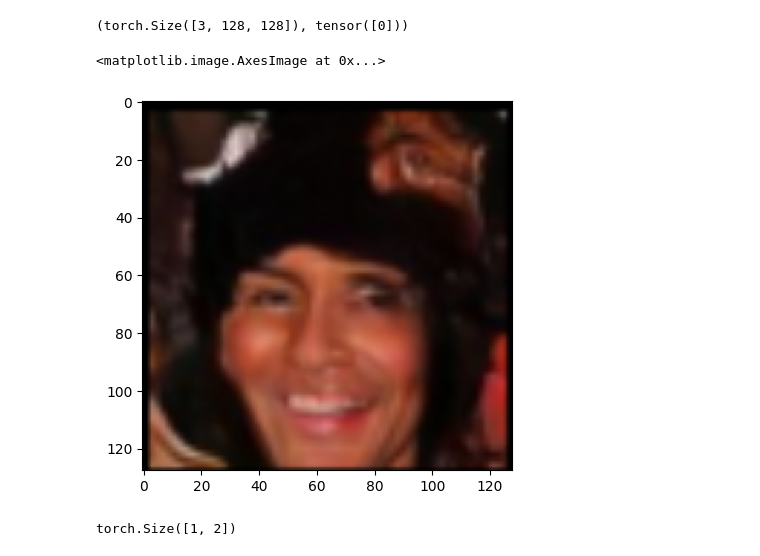
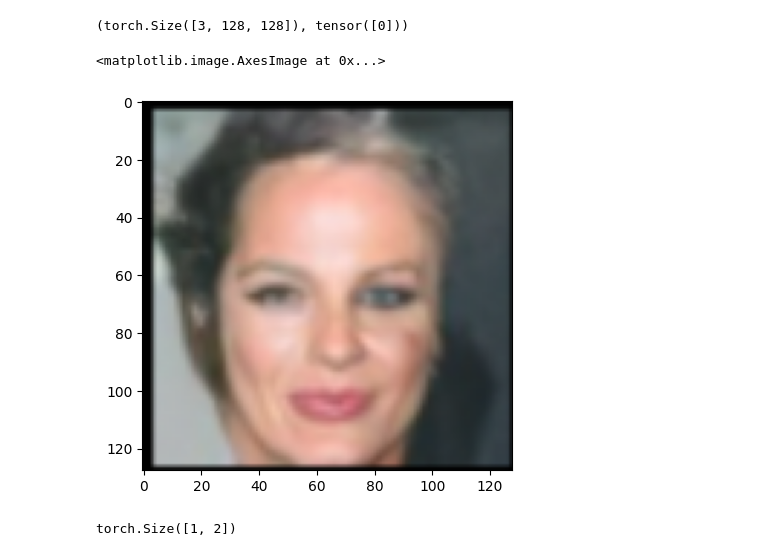
Before and after one commit to XUQIPAN/P3DM, a Jupyter notebook: train_dpgen_celeba.ipynb, the cells around one changed output. Drawn from its saved outputs; the diff is of its cells as text; code cells hidden in the pictures.

```diff
--- a/train_dpgen_celeba.ipynb
+++ b/train_dpgen_celeba.ipynb
@@ -95,10 +95,10 @@ x.shape, y
 train_dataloader = torch.utils.data.DataLoader(train_dl, shuffle = True, batch_size = 4, num_workers = 4)
 valid_dataloader = torch.utils.data.DataLoader(valid_dl, shuffle = True, batch_size = 4, num_workers = 4)
 # %%
-plt.imshow(torchvision.utils.make_grid(train_dl[2][0]).permute(1, 2, 0))
+plt.imshow(torchvision.utils.make_grid(train_dl[6][0]).permute(1, 2, 0))
 # %% [output]
 <matplotlib.image.AxesImage at 0x...>
-[figure, old version]
+[figure, new version]
 # %%
 class MultiClassifier(nn.Module):
     def __init__(self):
```
Also changed, not shown: 5 other files.
